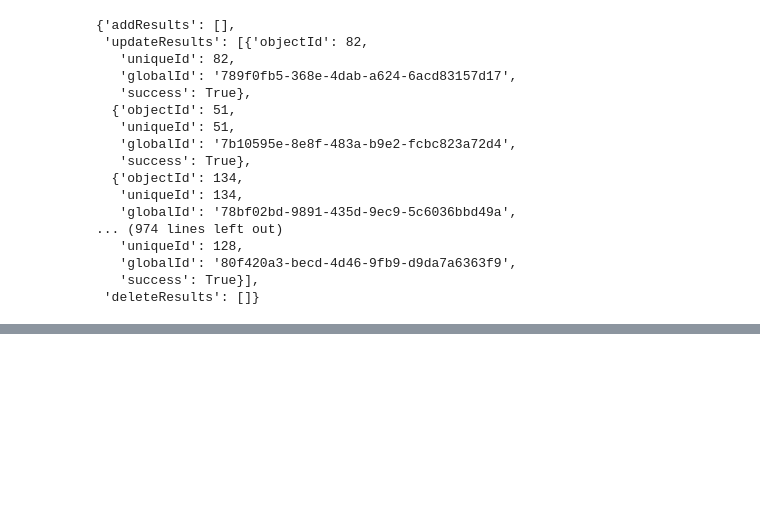
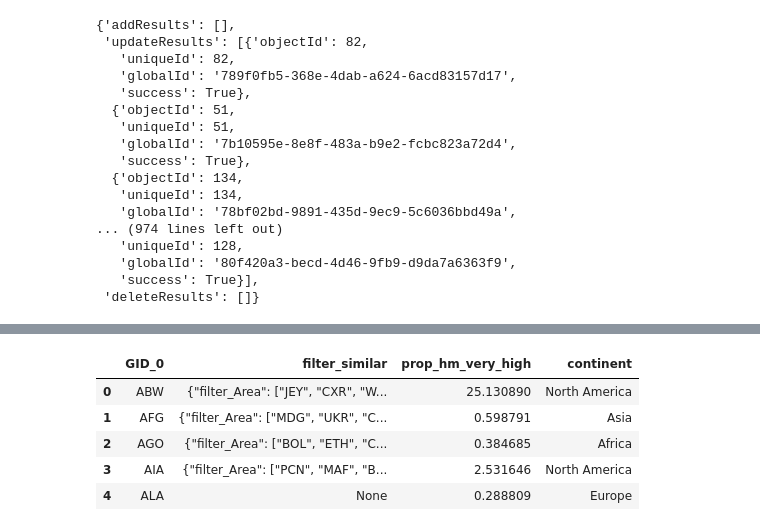
Before and after one commit to Vizzuality/he-scratchfolder, a Jupyter notebook: above_below_countries.ipynb, the cells around one changed output, grey strips where cells are left out. Saved outputs shown, nothing was run; the diff lists cells and outputs as text; code cells hidden in the pictures; blank space fills up the shorter version.

```diff
--- a/above_below_countries.ipynb
+++ b/above_below_countries.ipynb
@@ -292,0 +326,11 @@ flayer.edit_features(updates = features_for_update)
+# %%
+sdf_filter = sdf[["GID_0","filter_similar", 'prop_hm_very_high', 'continent']]
+# %%
+sdf_filter.head()
+# %% [output]
+|  | GID_0 | filter_similar | prop_hm_very_high | continent |
+| 0 | ABW | {"filter_Area": ["JEY", "CXR", "W... | 25.130890 | North America |
+| 1 | AFG | {"filter_Area": ["MDG", "UKR", "C... | 0.598791 | Asia |
+| 2 | AGO | {"filter_Area": ["BOL", "ETH", "C... | 0.384685 | Africa |
+| 3 | AIA | {"filter_Area": ["PCN", "MAF", "B... | 2.531646 | North America |
+| 4 | ALA | None | 0.288809 | Europe |
```
Also changed, not shown: parts of 25 cells of this notebook.
